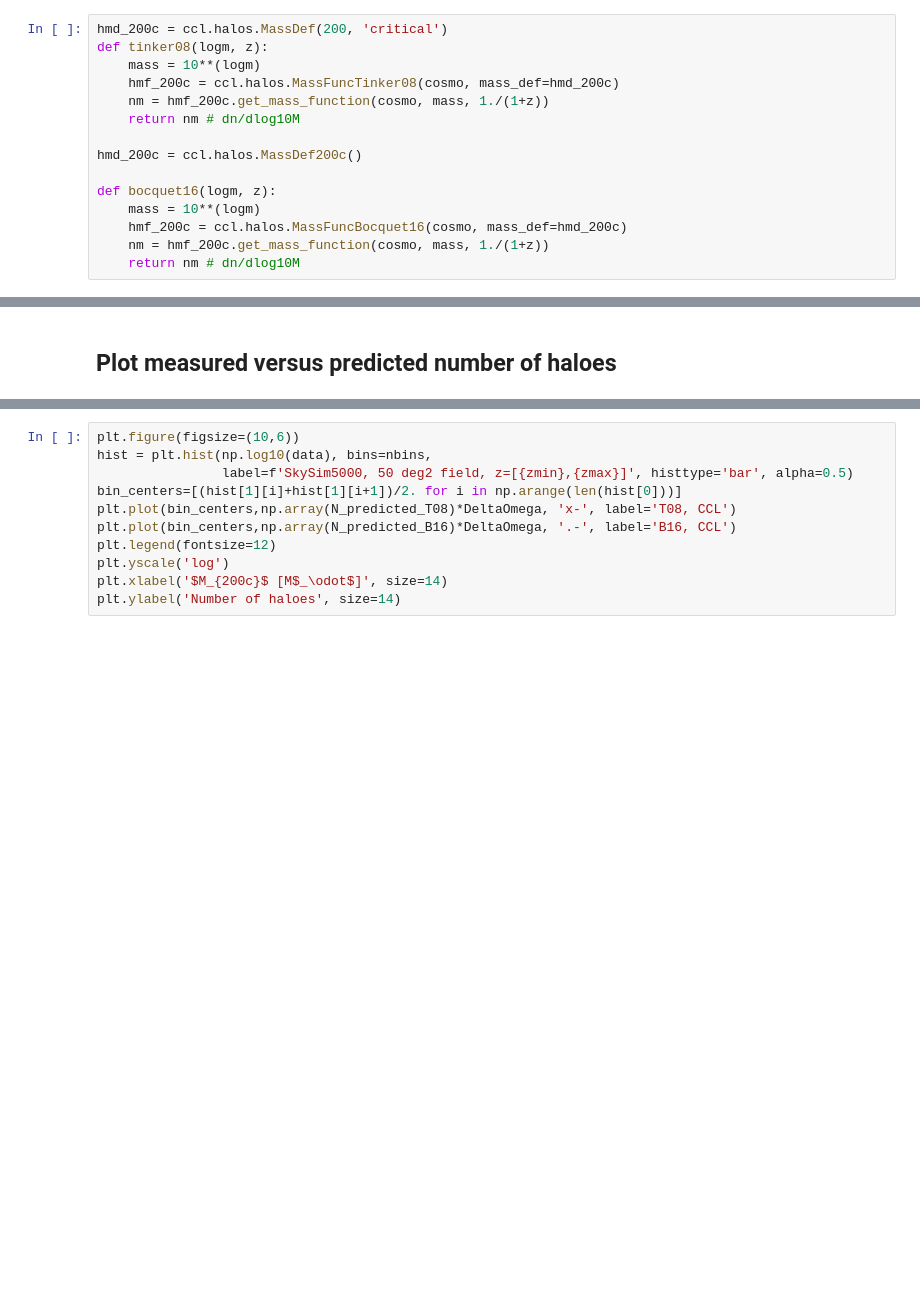
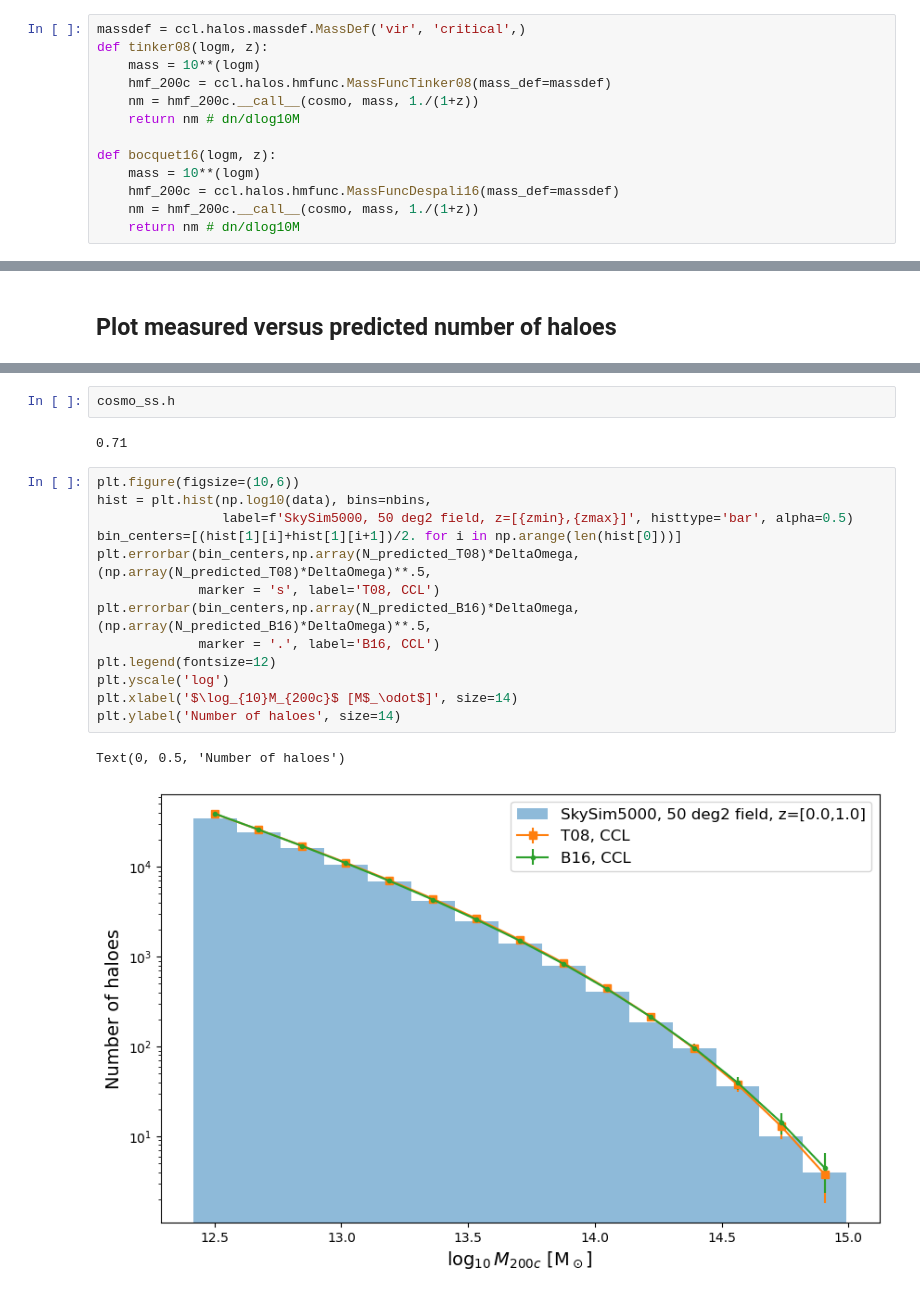
Before and after one commit to LSSTDESC/CLCosmo_Sim, a Jupyter notebook: notebooks/SkySim5000_firstcheck.ipynb, the cells around one changed output, grey strips where cells are left out. Drawn from its saved outputs; the diff is of its cells as text; blank space fills up the shorter version.

```diff
--- a/notebooks/SkySim5000_firstcheck.ipynb
+++ b/notebooks/SkySim5000_firstcheck.ipynb
@@ -84,19 +114,17 @@ dV_over_dOmega_dz(0.3), cosmo_ss.differential_comoving_volume(0.3).value
 # %% [markdown]
 ### CCL mass functions
 # %%
-hmd_200c = ccl.halos.MassDef(200, 'critical')
+massdef = ccl.halos.massdef.MassDef('vir', 'critical',)
 def tinker08(logm, z):
     mass = 10**(logm)
-    hmf_200c = ccl.halos.MassFuncTinker08(cosmo, mass_def=hmd_200c)
-    nm = hmf_200c.get_mass_function(cosmo, mass, 1./(1+z))
+    hmf_200c = ccl.halos.hmfunc.MassFuncTinker08(mass_def=massdef)
+    nm = hmf_200c.__call__(cosmo, mass, 1./(1+z))
     return nm # dn/dlog10M
-
-hmd_200c = ccl.halos.MassDef200c()
 
 def bocquet16(logm, z):
     mass = 10**(logm)
-    hmf_200c = ccl.halos.MassFuncBocquet16(cosmo, mass_def=hmd_200c)
-    nm = hmf_200c.get_mass_function(cosmo, mass, 1./(1+z))
+    hmf_200c = ccl.halos.hmfunc.MassFuncDespali16(mass_def=massdef)
+    nm = hmf_200c.__call__(cosmo, mass, 1./(1+z))
     return nm # dn/dlog10M
 # %%
 def integrand_tinker08(logm,z):
@@ -135,11 +167,20 @@ for i in np.arange(len(hist[0])):
+# %%
+cosmo_ss.h
+# %% [output]
+0.71
 # %%
 plt.figure(figsize=(10,6))
 hist = plt.hist(np.log10(data), bins=nbins,
                 label=f'SkySim5000, 50 deg2 field, z=[{zmin},{zmax}]', histtype='bar', alpha=0.5)
 bin_centers=[(hist[1][i]+hist[1][i+1])/2. for i in np.arange(len(hist[0]))]
-plt.plot(bin_centers,np.array(N_predicted_T08)*DeltaOmega, 'x-', label='T08, CCL')
-plt.plot(bin_centers,np.array(N_predicted_B16)*DeltaOmega, '.-', label='B16, CCL')
+plt.errorbar(bin_centers,np.array(N_predicted_T08)*DeltaOmega, (np.array(N_predicted_T08)*DeltaOmega)**.5,
+             marker = 's', label='T08, CCL')
+plt.errorbar(bin_centers,np.array(N_predicted_B16)*DeltaOmega, (np.array(N_predicted_B16)*DeltaOmega)**.5,
+             marker = '.', label='B16, CCL')
 plt.legend(fontsize=12)
 plt.yscale('log')
-plt.xlabel('$M_{200c}$ [M$_\odot$]', size=14)
+plt.xlabel('$\log_{10}M_{200c}$ [M$_\odot$]', size=14)
 plt.ylabel('Number of haloes', size=14)
+# %% [output]
+Text(0, 0.5, 'Number of haloes')
+[figure, added]
```
Also changed, not shown: parts of 7 cells of this notebook.
